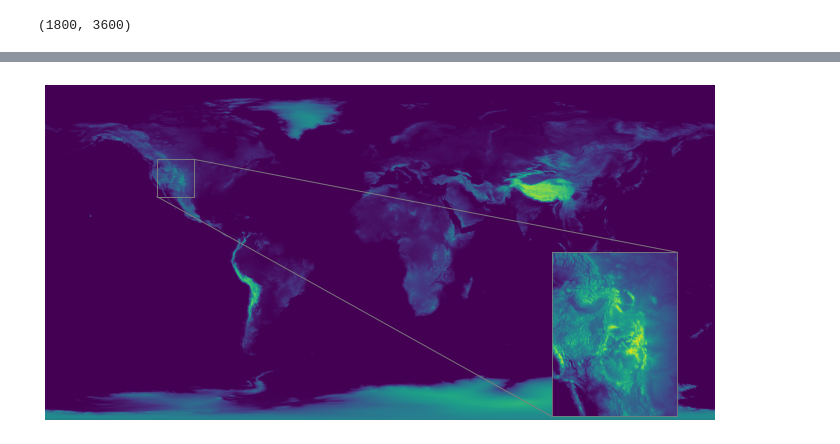
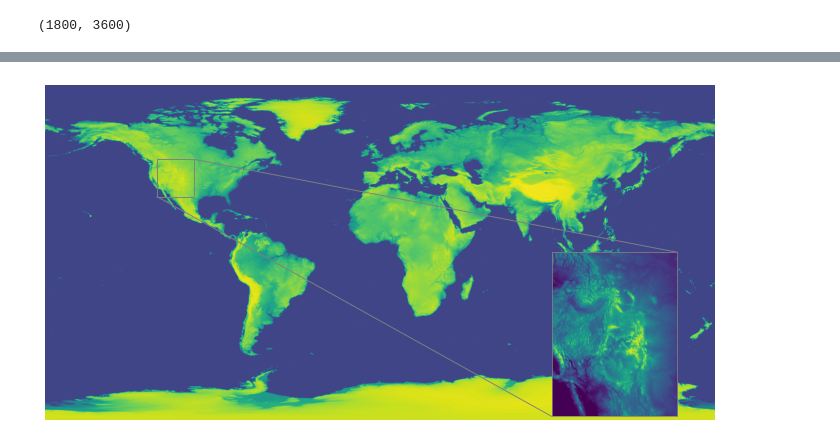
Before and after one commit to lbl-camera/HGDL, a Jupyter notebook: paper/nat_geo/Visualization.ipynb, the cells around one changed output, grey strips where cells are left out. Cells and saved outputs as stored; diff of their text form; code cells hidden in the pictures.

```diff
--- a/paper/nat_geo/Visualization.ipynb
+++ b/paper/nat_geo/Visualization.ipynb
@@ -14,3 +14,8 @@ import matplotlib as mpl
 # mpl.style.use('seaborn')
 # %%
 z[z==99999] = 0
+# %%
+tmp = z
+tmp = np.log(tmp)
+tmp[tmp==-np.inf] = 0
+tmp
@@ -17,27 +36,32 @@ z[z==99999] = 0
+# %%
+save = z
+z = tmp
 # %%
 fig = plt.figure(figsize=(12,8))
 plt.imshow(z, cmap='viridis')
+
 ax = plt.gca()
 ax.axis('off');
 
 z_subset = ((400, 600), (600, 800))
+z = save
 inset_z = z[slice(*z_subset[0]), slice(*z_subset[1])]
 axins = ax.inset_axes([0.605, 0.01, 0.49, 0.49])
 
 axins.set_xlim(*z_subset[1])
 axins.set_ylim(*z_subset[0])
-axins.imshow(inset_z, extent=(*z_subset[1], *z_subset[0]))
+axins.imshow(inset_z, extent=(*z_subset[1], *z_subset[0]), cmap='viridis')
 
 for key in axins.spines.keys():
     axins.spines[key].set_color('grey')
 
 axins.set_xticks([])
 axins.set_yticks([])
 axins.set_xticklabels('')
 axins.set_yticklabels('')
 
-ax.indicate_inset_zoom(axins, alpha=0.9);
+ax.indicate_inset_zoom(axins, alpha=0.95);
 
-# plt.savefig('earth_global', bbox_inches='tight', pad_inches=0, dpi=900)
+plt.savefig('earth_global', bbox_inches='tight', pad_inches=0)
 # %% [output]
-[figure, old version]
+[figure, new version]
```
Also changed, not shown: parts of 4 cells of this notebook, 20 other files.
